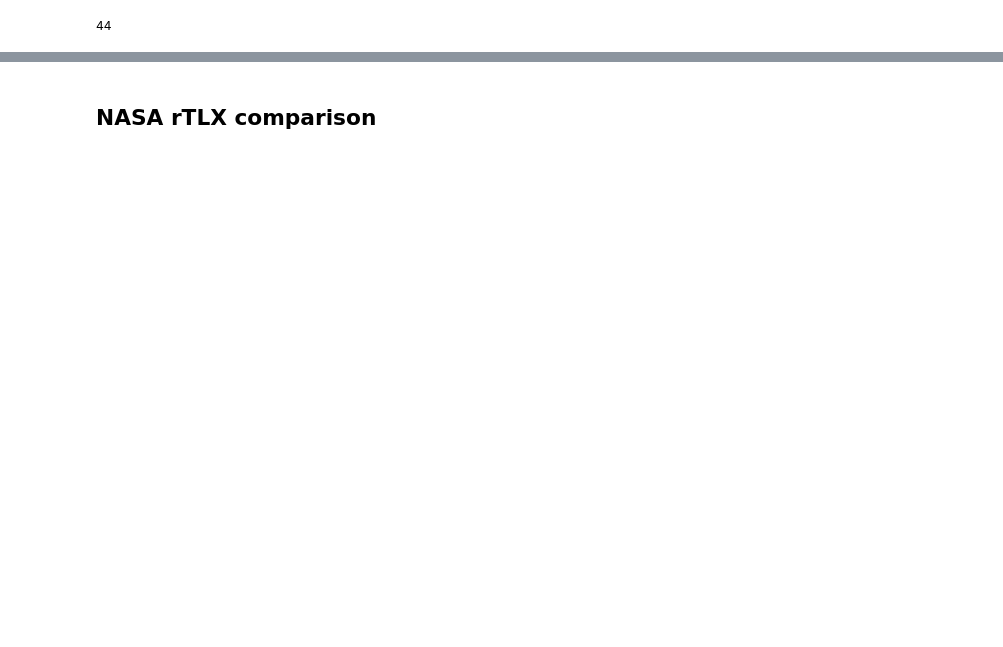
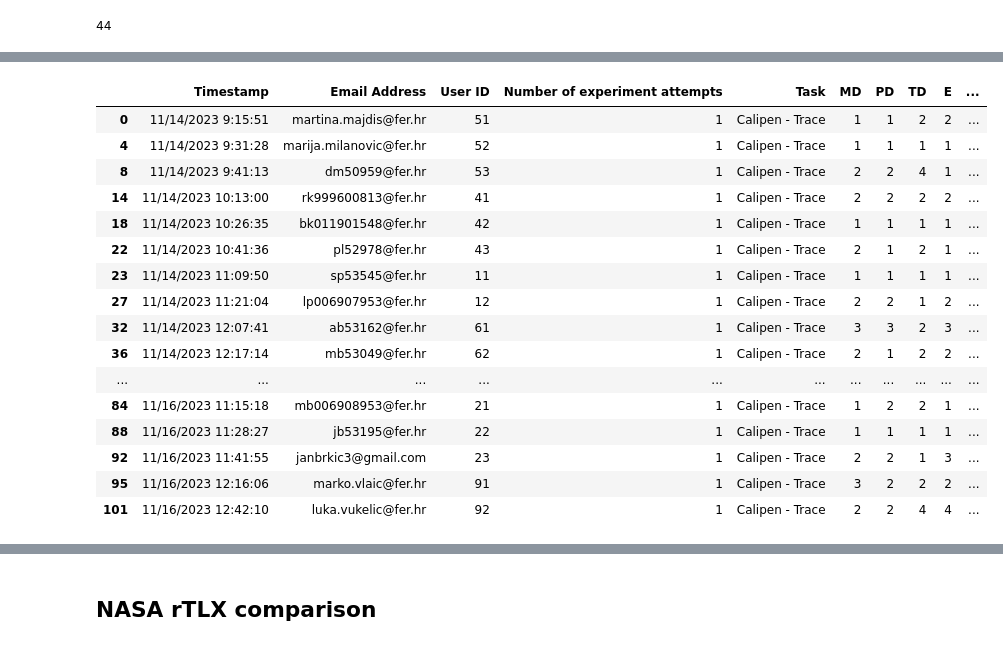
Before and after one commit to fzoric8/ros_utils, a Jupyter notebook: bags/PbDplots.ipynb, the cells around one changed output, grey strips where cells are left out. Cells and saved outputs as stored; diff of their text form; code cells hidden in the pictures; blank space fills up the shorter version.

```diff
--- a/bags/PbDplots.ipynb
+++ b/bags/PbDplots.ipynb
@@ -306,0 +290,20 @@ Name: MD, dtype: int64
+# %%
+k_trace_ntlx
+# %% [output]
+|  | Timestamp | Email Address | User ID | Number of experiment attempts | Task | MD | PD | TD | E | ... |
+| 0 | 11/14/2023 9:15:51 | martina.majdis@fer.hr | 51 | 1 | Calipen - Trace | 1 | 1 | 2 | 2 | ... |
+| 4 | 11/14/2023 9:31:28 | marija.milanovic@fer.hr | 52 | 1 | Calipen - Trace | 1 | 1 | 1 | 1 | ... |
+| 8 | 11/14/2023 9:41:13 | dm50959@fer.hr | 53 | 1 | Calipen - Trace | 2 | 2 | 4 | 1 | ... |
+| 14 | 11/14/2023 10:13:00 | rk999600813@fer.hr | 41 | 1 | Calipen - Trace | 2 | 2 | 2 | 2 | ... |
+| 18 | 11/14/2023 10:26:35 | bk011901548@fer.hr | 42 | 1 | Calipen - Trace | 1 | 1 | 1 | 1 | ... |
+| 22 | 11/14/2023 10:41:36 | pl52978@fer.hr | 43 | 1 | Calipen - Trace | 2 | 1 | 2 | 1 | ... |
+| 23 | 11/14/2023 11:09:50 | sp53545@fer.hr | 11 | 1 | Calipen - Trace | 1 | 1 | 1 | 1 | ... |
+| 27 | 11/14/2023 11:21:04 | lp006907953@fer.hr | 12 | 1 | Calipen - Trace | 2 | 2 | 1 | 2 | ... |
+| 32 | 11/14/2023 12:07:41 | ab53162@fer.hr | 61 | 1 | Calipen - Trace | 3 | 3 | 2 | 3 | ... |
+| 36 | 11/14/2023 12:17:14 | mb53049@fer.hr | 62 | 1 | Calipen - Trace | 2 | 1 | 2 | 2 | ... |
+| ... | ... | ... | ... | ... | ... | ... | ... | ... | ... | ... |
+| 84 | 11/16/2023 11:15:18 | mb006908953@fer.hr | 21 | 1 | Calipen - Trace | 1 | 2 | 2 | 1 | ... |
+| 88 | 11/16/2023 11:28:27 | jb53195@fer.hr | 22 | 1 | Calipen - Trace | 1 | 1 | 1 | 1 | ... |
+| 92 | 11/16/2023 11:41:55 | janbrkic3@gmail.com | 23 | 1 | Calipen - Trace | 2 | 2 | 1 | 3 | ... |
+| 95 | 11/16/2023 12:16:06 | marko.vlaic@fer.hr | 91 | 1 | Calipen - Trace | 3 | 2 | 2 | 2 | ... |
+| 101 | 11/16/2023 12:42:10 | luka.vukelic@fer.hr | 92 | 1 | Calipen - Trace | 2 | 2 | 4 | 4 | ... |
```
Also changed, not shown: parts of 10 cells of this notebook.
